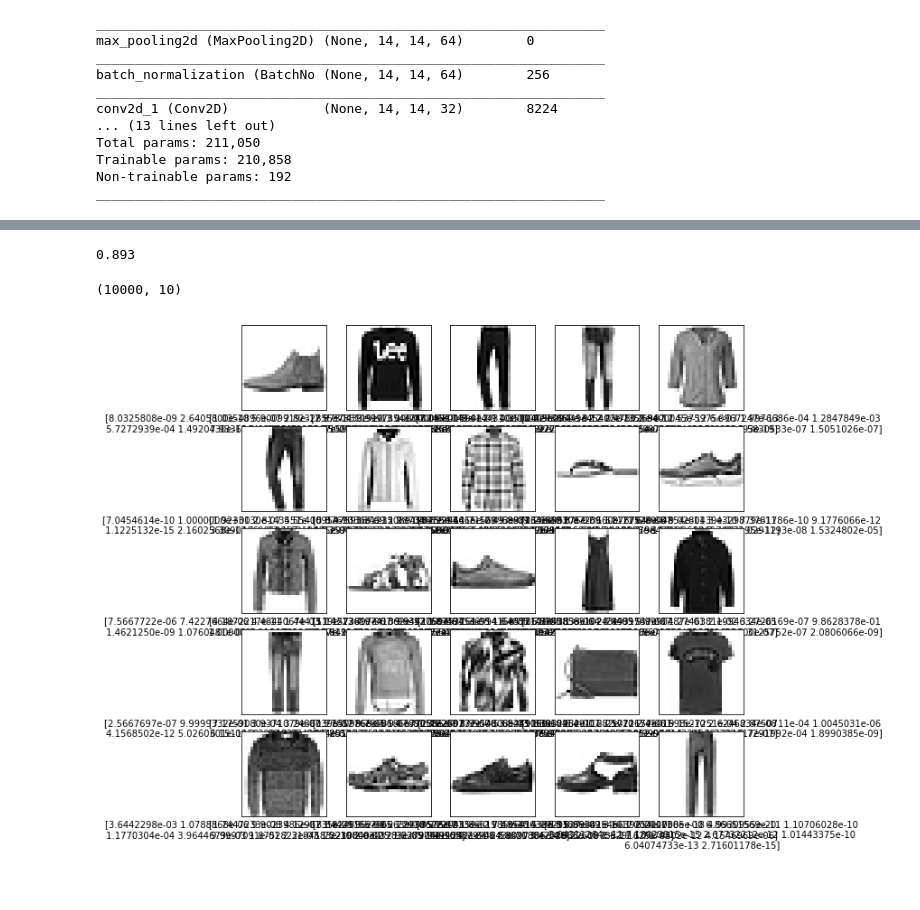
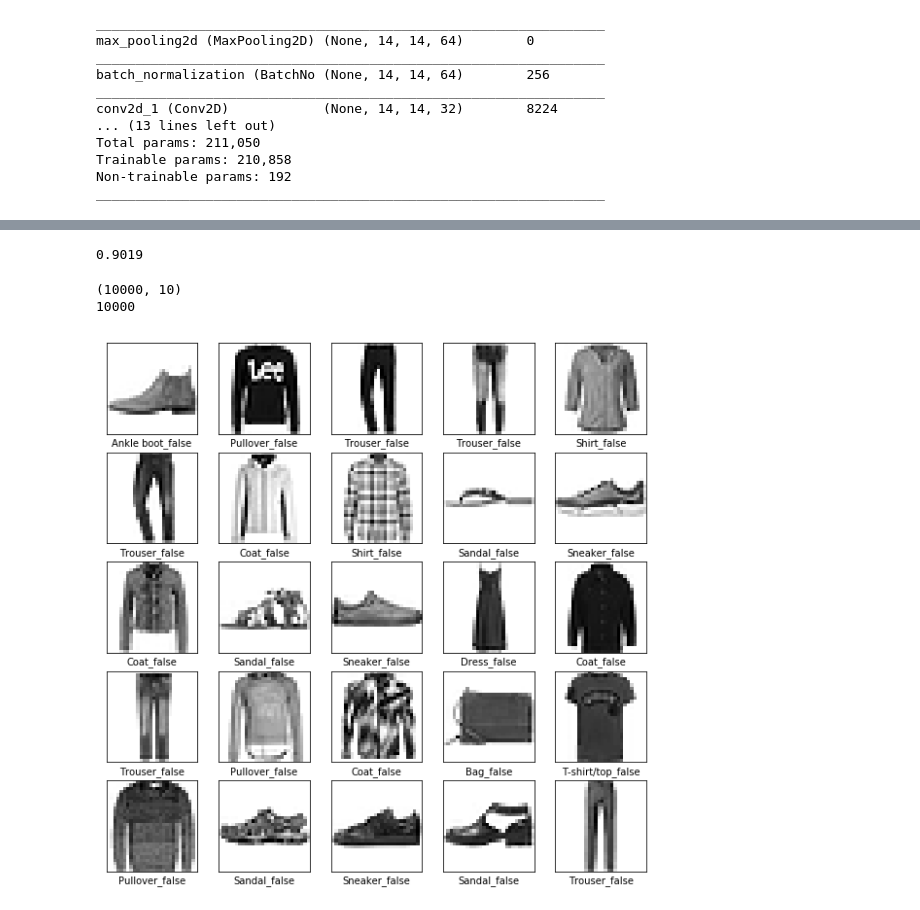
Before and after one commit to iusami/tf_study, a Jupyter notebook: fashion_mnist_cnn.ipynb, the cells around one changed output, grey strips where cells are left out. Drawn from its saved outputs; the diff is of its cells as text; code cells hidden in the pictures.

```diff
--- a/fashion_mnist_cnn.ipynb
+++ b/fashion_mnist_cnn.ipynb
@@ -70,24 +70,7 @@ model = keras.Sequential([
     keras.layers.Dense(10, activation=tf.nn.softmax)
 ])
 
-"""
-model = tf.keras.Sequential()
 
-# Must define the input shape in the first layer of the neural network
-model.add(tf.keras.layers.Conv2D(filters=64, kernel_size=2, padding='same',
-                                 activation='relu', input_shape=(28,28,1)))
-model.add(tf.keras.layers.MaxPooling2D(pool_size=2))
-model.add(tf.keras.layers.Dropout(0.3))
-
-model.add(tf.keras.layers.Conv2D(filters=32, kernel_size=2, padding='same', activation='relu'))
-model.add(tf.keras.layers.MaxPooling2D(pool_size=2))
-model.add(tf.keras.layers.Dropout(0.3))
-
-model.add(tf.keras.layers.Flatten())
-model.add(tf.keras.layers.Dense(256, activation='relu'))
-model.add(tf.keras.layers.Dropout(0.5))
-model.add(tf.keras.layers.Dense(10, activation='softmax'))
-"""
 # Take a look at the model summary
 model.summary()
 # %% [output]
@@ -137,19 +120,28 @@ test_images = test_images.reshape(10000,28,28,1)
 score = model.evaluate(test_images,test_labels,verbose=0)
 print(score[1])
 # %% [output]
-0.893
+0.9019
 # %%
 prediction = model.predict(test_images)
 print(prediction.shape)
+prediction_label = []
+for k in prediction:
+    maybe_true = np.argmax(k)
+    prediction_label.append(maybe_true)
+print(len(prediction_label))
 test_images = test_images.reshape(10000,28,28)
 plt.figure(figsize=(10,10))
 for i in range(25):
     plt.subplot(5,5,i+1)
     plt.xticks([])
     plt.yticks([])
     plt.grid(False)
     plt.imshow(test_images[i].reshape(row,col), cmap=plt.cm.binary)
-    plt.xlabel(prediction[i])
+    if test_labels[i] == class_names[prediction_label[i]]:
+        plt.xlabel(class_names[prediction_label[i]]+"_true")
+    else:
+        plt.xlabel(class_names[prediction_label[i]]+"_false")
 # %% [output]
 (10000, 10)
+10000
-[figure, old version]
+[figure, new version]
```
Also changed, not shown: parts of 1 cell of this notebook.
